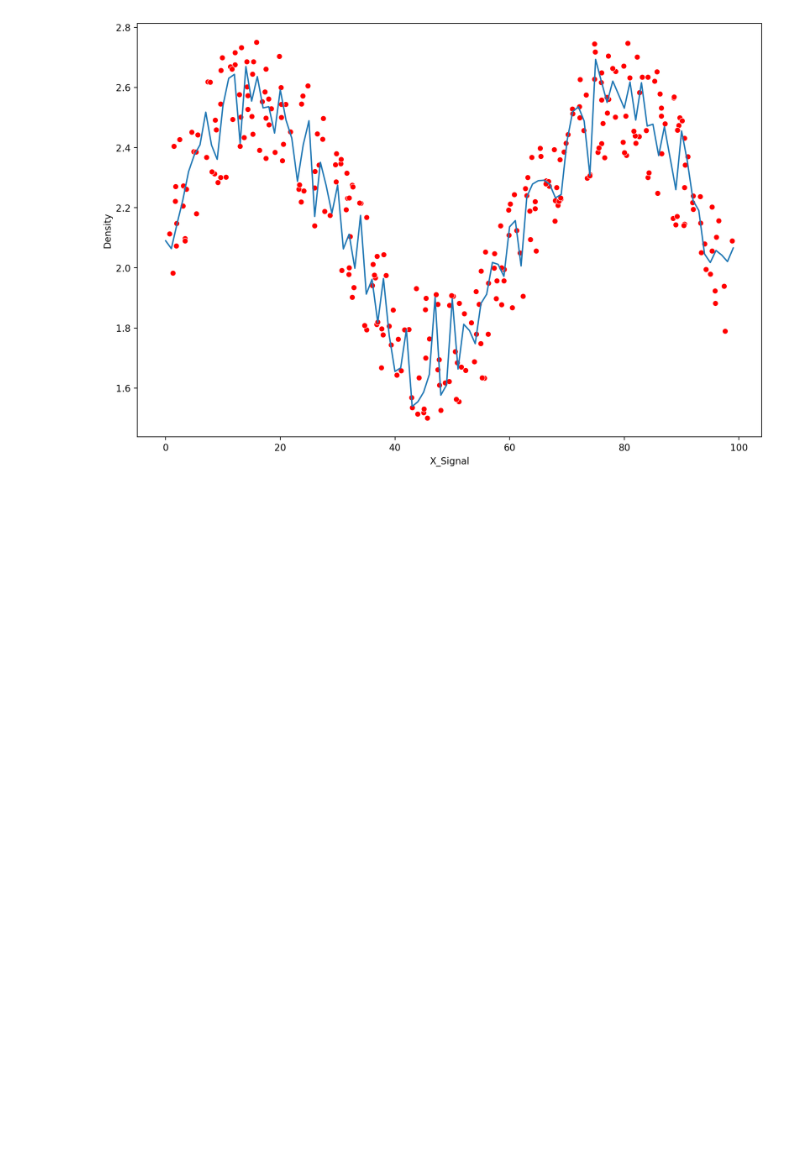
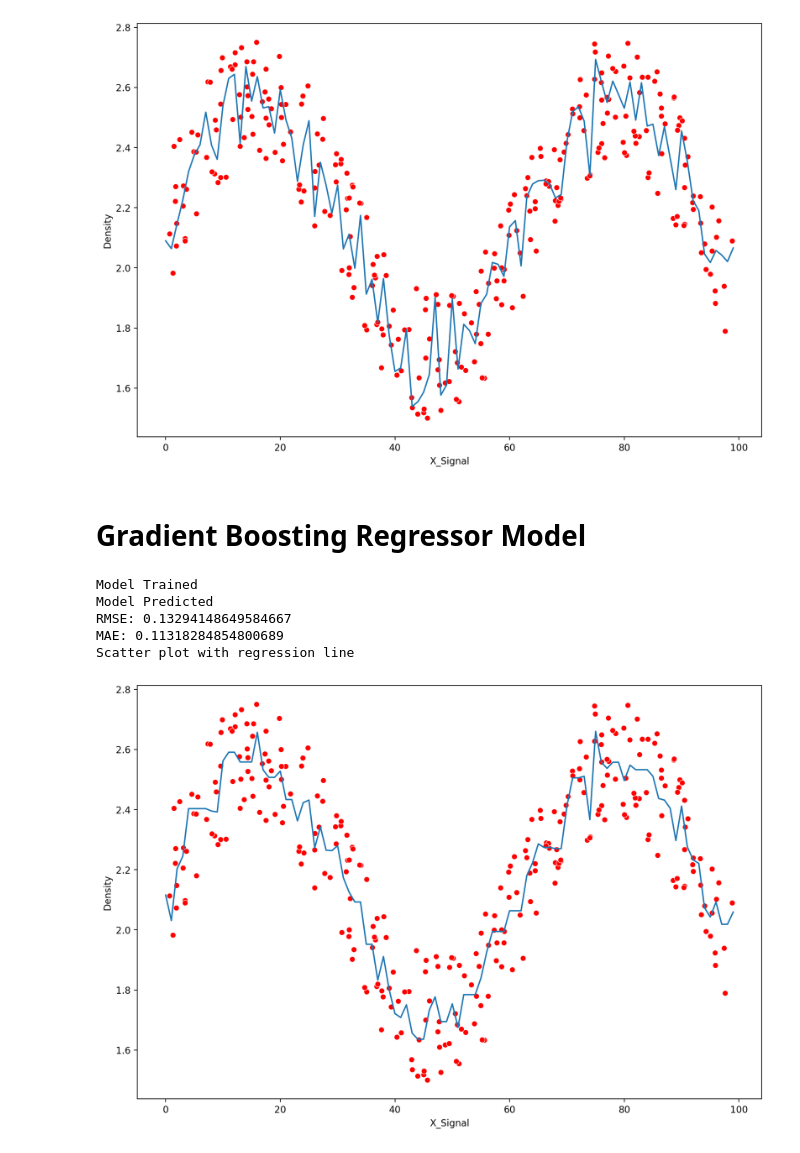
Before and after one commit to DHANA5982/Machine-Learning-with-Python-Lr, a Jupyter notebook: Random Forest/All Regressor Models.ipynb, the cells around one changed output. Saved outputs shown, nothing was run; the diff lists cells and outputs as text; code cells hidden in the pictures; blank space fills up the shorter version.

Commit message:
FINISHED off with Boosting Method

```diff
--- a/Random Forest/All Regressor Models.ipynb
+++ b/Random Forest/All Regressor Models.ipynb
@@ -201,3 +201,5 @@ RMSE: 0.12655114358983693
 MAE: 0.10487506879416703
 Scatter plot with regression line
 [figure]
+# %% [markdown]
+# Gradient Boosting Regressor Model
@@ -203,0 +208,10 @@ Scatter plot with regression line
+# %%
+model = GradientBoostingRegressor()
+run_model(model, X_train, y_train, X_test, y_test)
+# %% [output]
+Model Trained
+Model Predicted
+RMSE: 0.13294148649584667
+MAE: 0.11318284854800689
+Scatter plot with regression line
+[figure, added]
```
Also changed, not shown: parts of 3 cells of this notebook.
